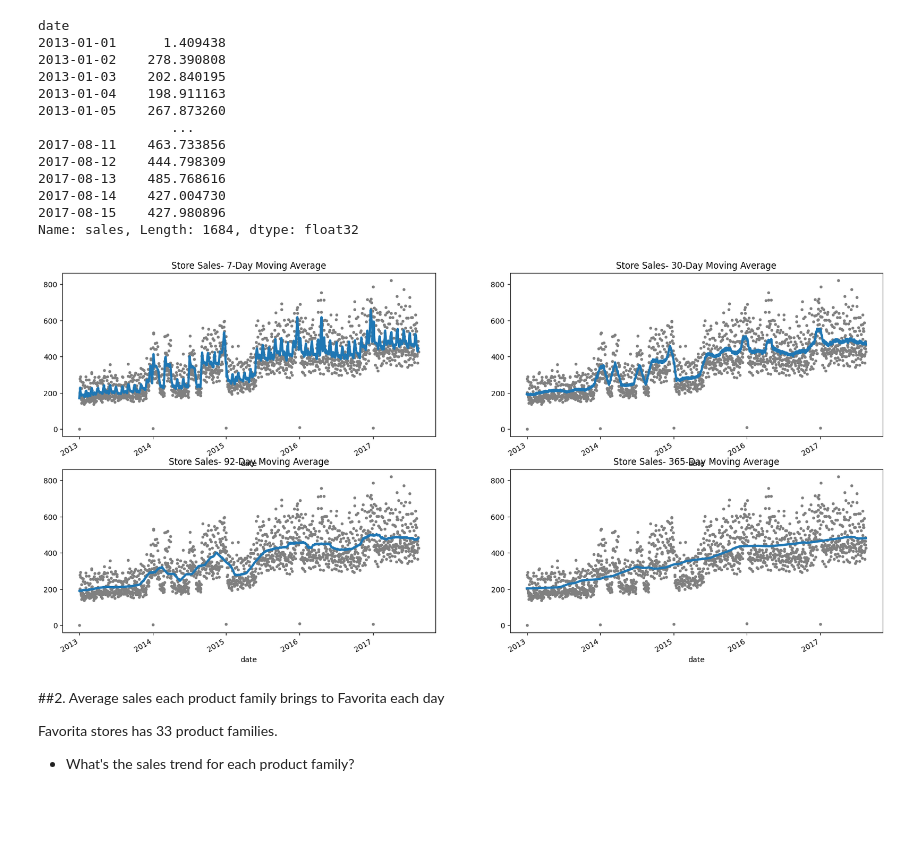
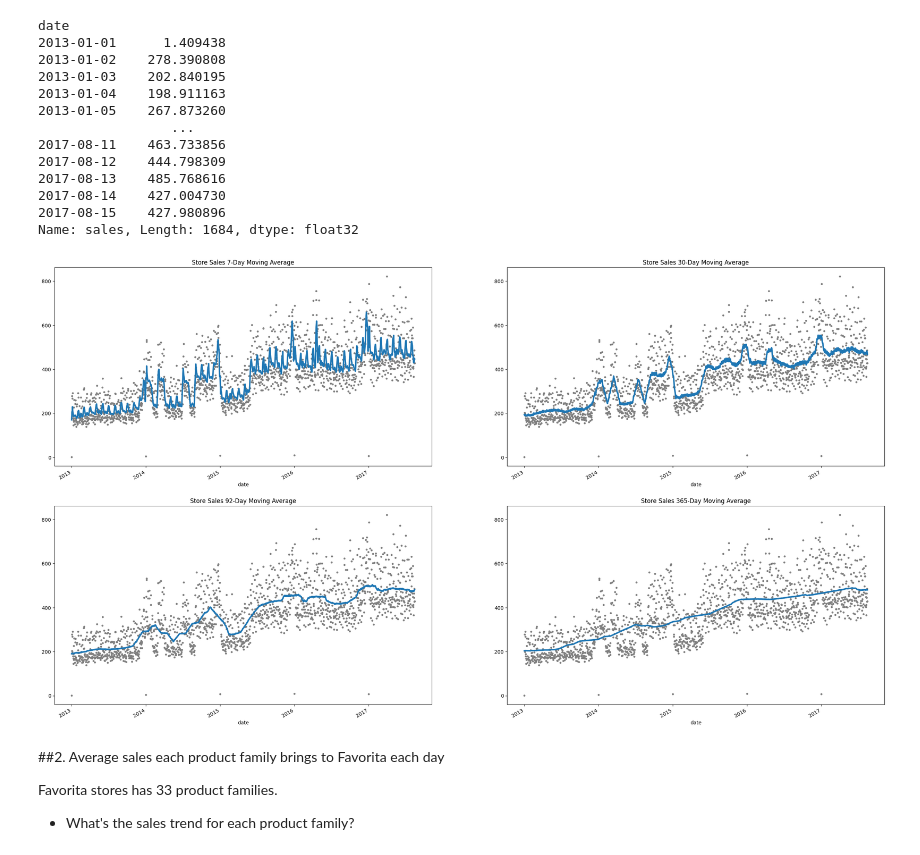
Before and after one commit to Anteemony/sktime-storesales-forecasting, a Jupyter notebook: notebooks/Store_Sales_Forecasting_with_Sktime.ipynb, the cells around one changed output. Saved outputs shown, nothing was run; the diff lists cells and outputs as text; code cells hidden in the pictures; blank space fills up the shorter version.

```diff
--- a/notebooks/Store_Sales_Forecasting_with_Sktime.ipynb
+++ b/notebooks/Store_Sales_Forecasting_with_Sktime.ipynb
@@ -301,20 +318,11 @@ date
 2017-08-14    427.004730
 2017-08-15    427.980896
 Name: sales, Length: 1684, dtype: float32
-# %%
-
-# Let's see the trend
-fig, ((ax1, ax2), (ax3, ax4)) = plt.subplots(nrows=2,
-                                             ncols=2,
-                                             figsize=(20,10))
-
-windows = [7, 30, 92, 365]
-axes =[ax1, ax2, ax3, ax4]
-
-for window, ax in zip(windows, axes):
-    plot_moving_average(df=daily_average_sales, window=window, ax=ax)
-# %% [output]
-[figure, removed]
+# %%
+# Let's see the trend
+plot_moving_average(df=daily_average_sales, title="Store Sales")
+# %% [output]
+[figure, added]
 # %% [markdown]
 ##2. Average sales each product family brings to Favorita each day
 
```
Also changed, not shown: parts of 13 cells of this notebook.
